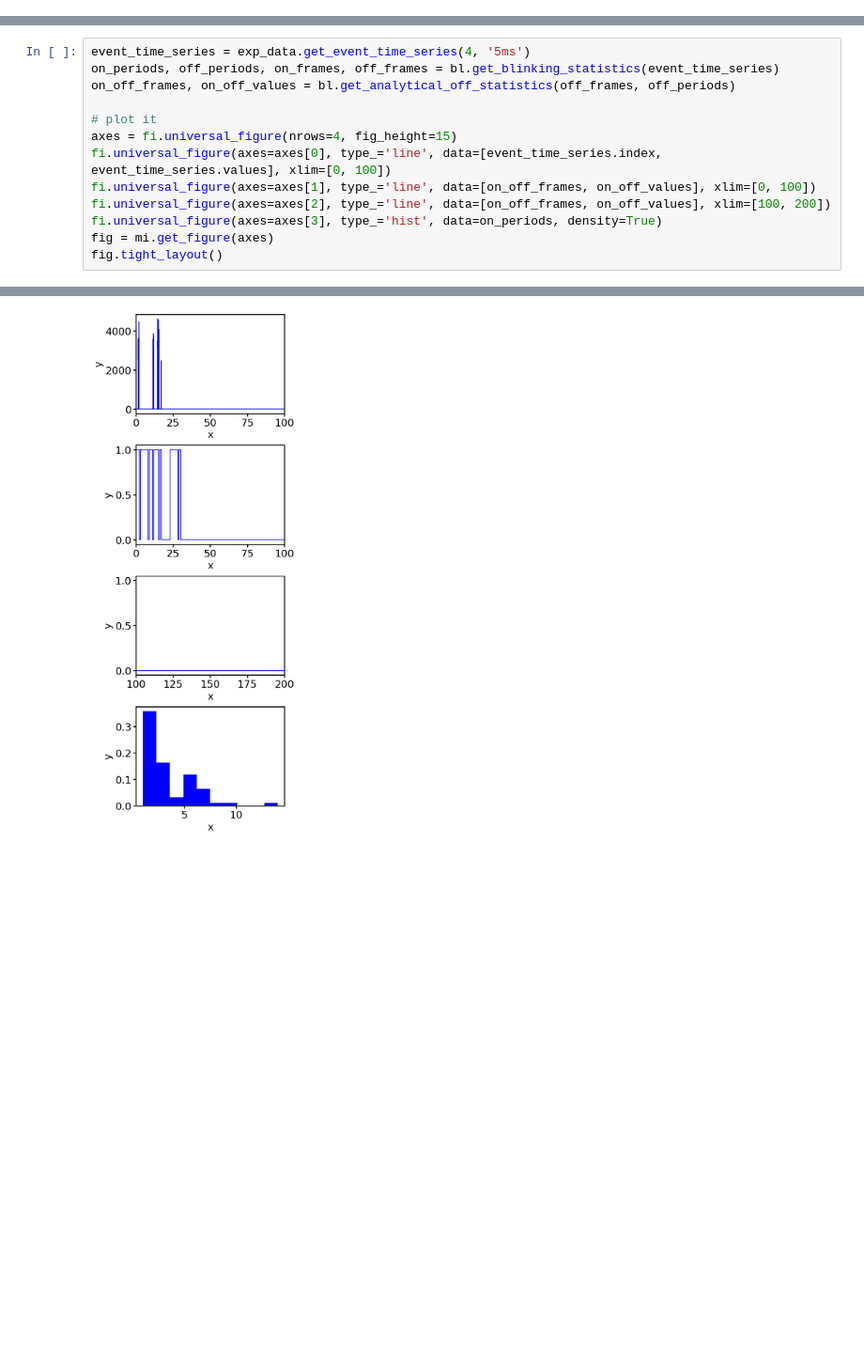
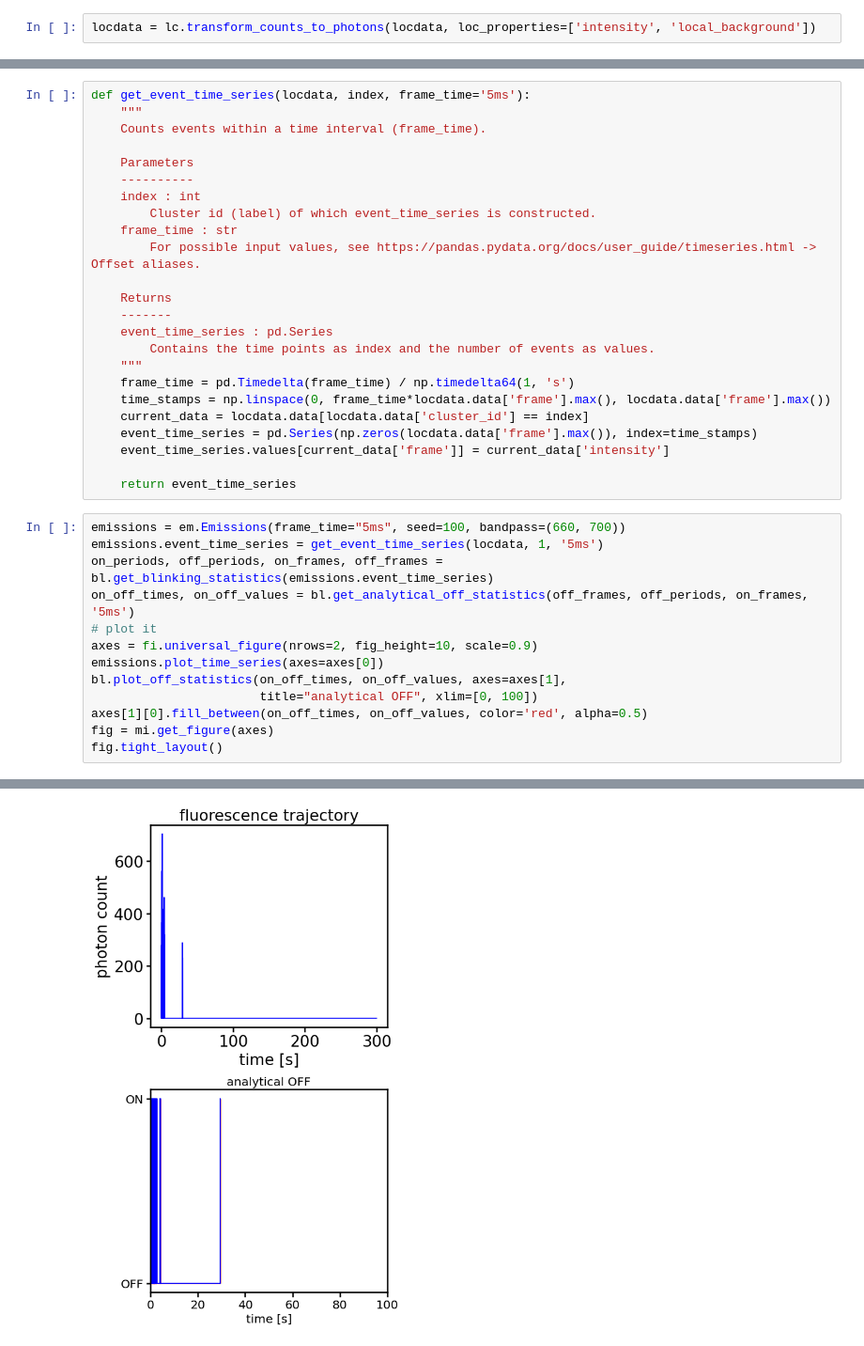
Before and after one commit to super-resolution/Fluopy, a Jupyter notebook: notebooks/cy5/experimental_data/pcna/ref_1-5kw.ipynb, the cells around one changed output, grey strips where cells are left out. Shown at 94% size. Cells and saved outputs as stored; diff of their text form; blank space fills up the shorter version.

```diff
--- a/notebooks/cy5/experimental_data/pcna/ref_1-5kw.ipynb
+++ b/notebooks/cy5/experimental_data/pcna/ref_1-5kw.ipynb
@@ -61,0 +32,2 @@ exp_data.plot_cluster()
+# %%
+locdata = lc.transform_counts_to_photons(locdata, loc_properties=['intensity', 'local_background'])
@@ -62,14 +73,38 @@ exp_data.plot_cluster()
+# %%
+def get_event_time_series(locdata, index, frame_time='5ms'):
+    """
+    Counts events within a time interval (frame_time).
+
+    Parameters
+    ----------
+    index : int
+        Cluster id (label) of which event_time_series is constructed.
+    frame_time : str
+        For possible input values, see https://pandas.pydata.org/docs/user_guide/timeseries.html -> Offset aliases.
+
+    Returns
+    -------
+    event_time_series : pd.Series
+        Contains the time points as index and the number of events as values.
+    """
+    frame_time = pd.Timedelta(frame_time) / np.timedelta64(1, 's')
+    time_stamps = np.linspace(0, frame_time*locdata.data['frame'].max(), locdata.data['frame'].max())
+    current_data = locdata.data[locdata.data['cluster_id'] == index]
+    event_time_series = pd.Series(np.zeros(locdata.data['frame'].max()), index=time_stamps)
+    event_time_series.values[current_data['frame']] = current_data['intensity']
+
+    return event_time_series
 # %%
-event_time_series = exp_data.get_event_time_series(4, '5ms')
-on_periods, off_periods, on_frames, off_frames = bl.get_blinking_statistics(event_time_series)
-on_off_frames, on_off_values = bl.get_analytical_off_statistics(off_frames, off_periods)
-
+emissions = em.Emissions(frame_time="5ms", seed=100, bandpass=(660, 700))
+emissions.event_time_series = get_event_time_series(locdata, 1, '5ms')
+on_periods, off_periods, on_frames, off_frames = bl.get_blinking_statistics(emissions.event_time_series)
+on_off_times, on_off_values = bl.get_analytical_off_statistics(off_frames, off_periods, on_frames, '5ms')
 # plot it
-axes = fi.universal_figure(nrows=4, fig_height=15)
-fi.universal_figure(axes=axes[0], type_='line', data=[event_time_series.index, event_time_series.values], xlim=[0, 100])
-fi.universal_figure(axes=axes[1], type_='line', data=[on_off_frames, on_off_values], xlim=[0, 100])
-fi.universal_figure(axes=axes[2], type_='line', data=[on_off_frames, on_off_values], xlim=[100, 200])
-fi.universal_figure(axes=axes[3], type_='hist', data=on_periods, density=True)
+axes = fi.universal_figure(nrows=2, fig_height=10, scale=0.9)
+emissions.plot_time_series(axes=axes[0])
+bl.plot_off_statistics(on_off_times, on_off_values, axes=axes[1],
+                       title="analytical OFF", xlim=[0, 100])
+axes[1][0].fill_between(on_off_times, on_off_values, color='red', alpha=0.5)
 fig = mi.get_figure(axes)
 fig.tight_layout()
 # %% [output]
@@ -80 +111 @@ fig.tight_layout()
-[figure, old version]
+[figure, new version]
```
Also changed, not shown: parts of 19 cells of this notebook, 12 other files.
